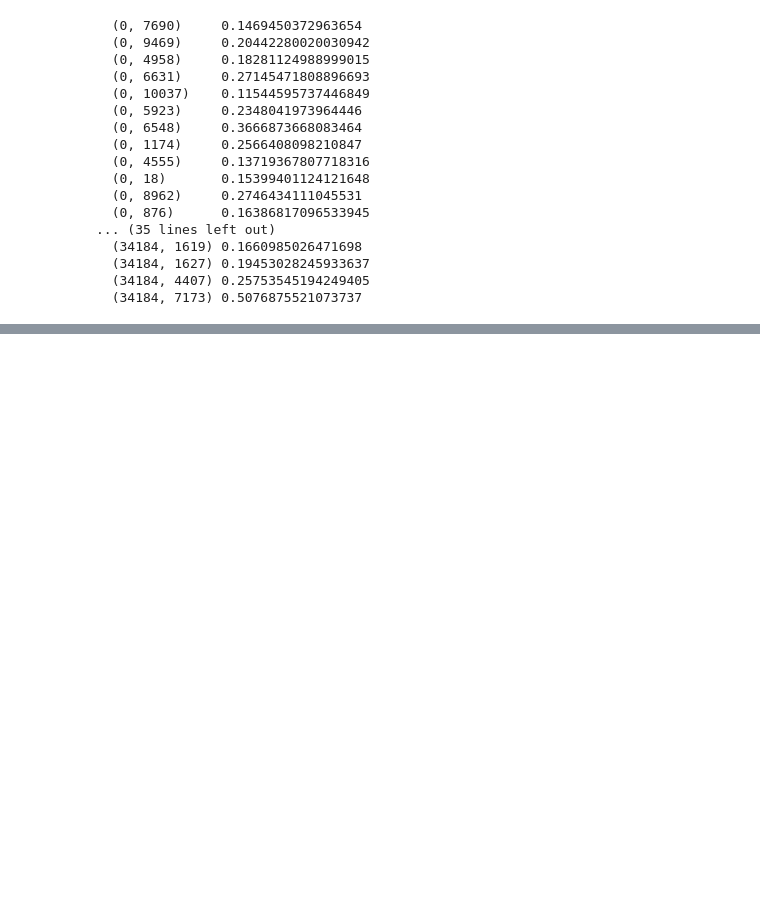
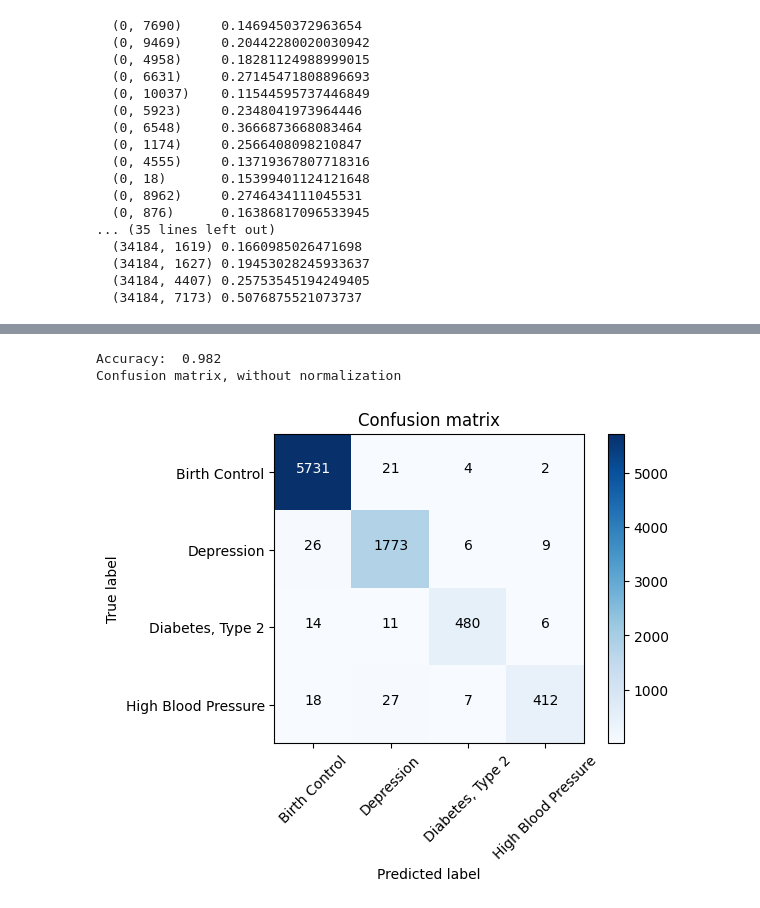
Before and after one commit to AhmadAlsebai/Patient-s-Condition-NLP-Project-Tutorial, a Jupyter notebook: patient_condition_nlp_project_tutorial.ipynb, the cells around one changed output, grey strips where cells are left out. Saved outputs shown, nothing was run; the diff lists cells and outputs as text; code cells hidden in the pictures; blank space fills up the shorter version.

```diff
--- a/patient_condition_nlp_project_tutorial.ipynb
+++ b/patient_condition_nlp_project_tutorial.ipynb
@@ -412,0 +460,38 @@ MultinomialNB()
+# %%
+from sklearn.feature_extraction.text import TfidfVectorizer  # Import TF-IDF vectorizer
+
+# Step 1: Initialize TF-IDF Vectorizer with Bigrams
+tfidf_vectorizer2 = TfidfVectorizer(stop_words='english', max_df=0.8, ngram_range=(1,3))
+# - stop_words='english': Removes common English words (e.g., "the", "is", "and").
+# - max_df=0.8: Ignores words that appear in more than 80% of documents (removes too frequent words).
+# - ngram_range=(1,2): Extracts both unigrams (single words) and bigrams (two-word sequences).
+
+# Step 2: Fit TF-IDF on Training Data and Transform Text
+tfidf_train_2 = tfidf_vectorizer2.fit_transform(X_train)
+
+# Step 3: Transform the Test Data Using the Learned Vocabulary
+tfidf_test_2 = tfidf_vectorizer2.transform(X_test)
+
+# Step 4: Train a Passive Aggressive Classifier
+from sklearn.linear_model import PassiveAggressiveClassifier
+from sklearn import metrics
+
+pass_tf = PassiveAggressiveClassifier()  # Initialize classifier
+pass_tf.fit(tfidf_train_2, y_train)  # Train the model
+
+# Step 5: Predict Labels for the Test Set
+pred = pass_tf.predict(tfidf_test_2)
+
+# Step 6: Evaluate Model Performance (Accuracy Score)
+score = metrics.accuracy_score(y_test, pred)
+print("Accuracy:  %0.3f" % score)  # Print accuracy with 3 decimal places
+
+# Step 7: Compute Confusion Matrix
+cm = metrics.confusion_matrix(y_test, pred, labels=['Birth Control', 'Depression', 'Diabetes, Type 2', 'High Blood Pressure'])
+
+# Step 8: Plot the Confusion Matrix
+plot_confusion_matrix(cm, classes=['Birth Control', 'Depression', 'Diabetes, Type 2', 'High Blood Pressure'])
+# %% [output]
+Accuracy:  0.982
+Confusion matrix, without normalization
+[figure, added]
```
Also changed, not shown: parts of 3 cells of this notebook.
